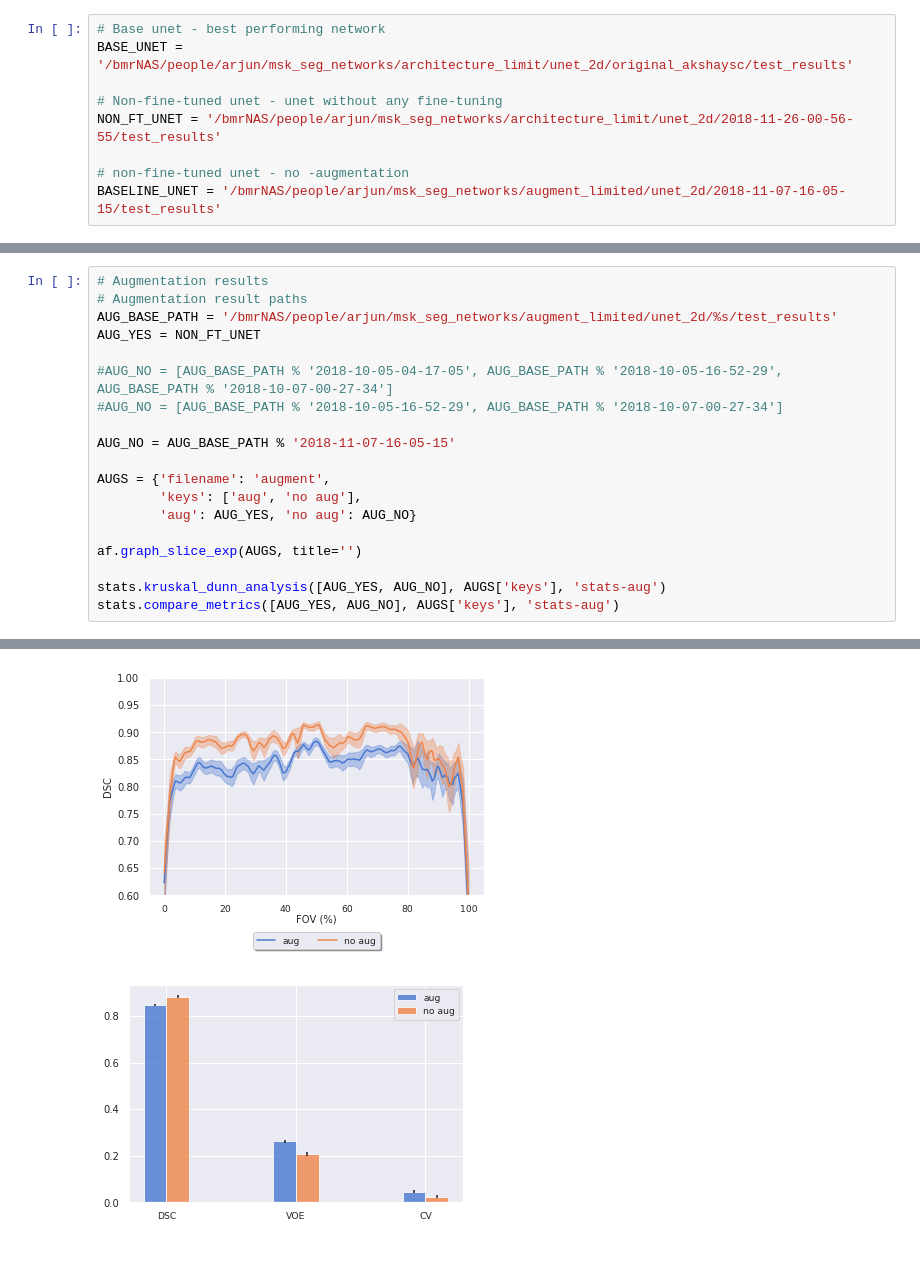
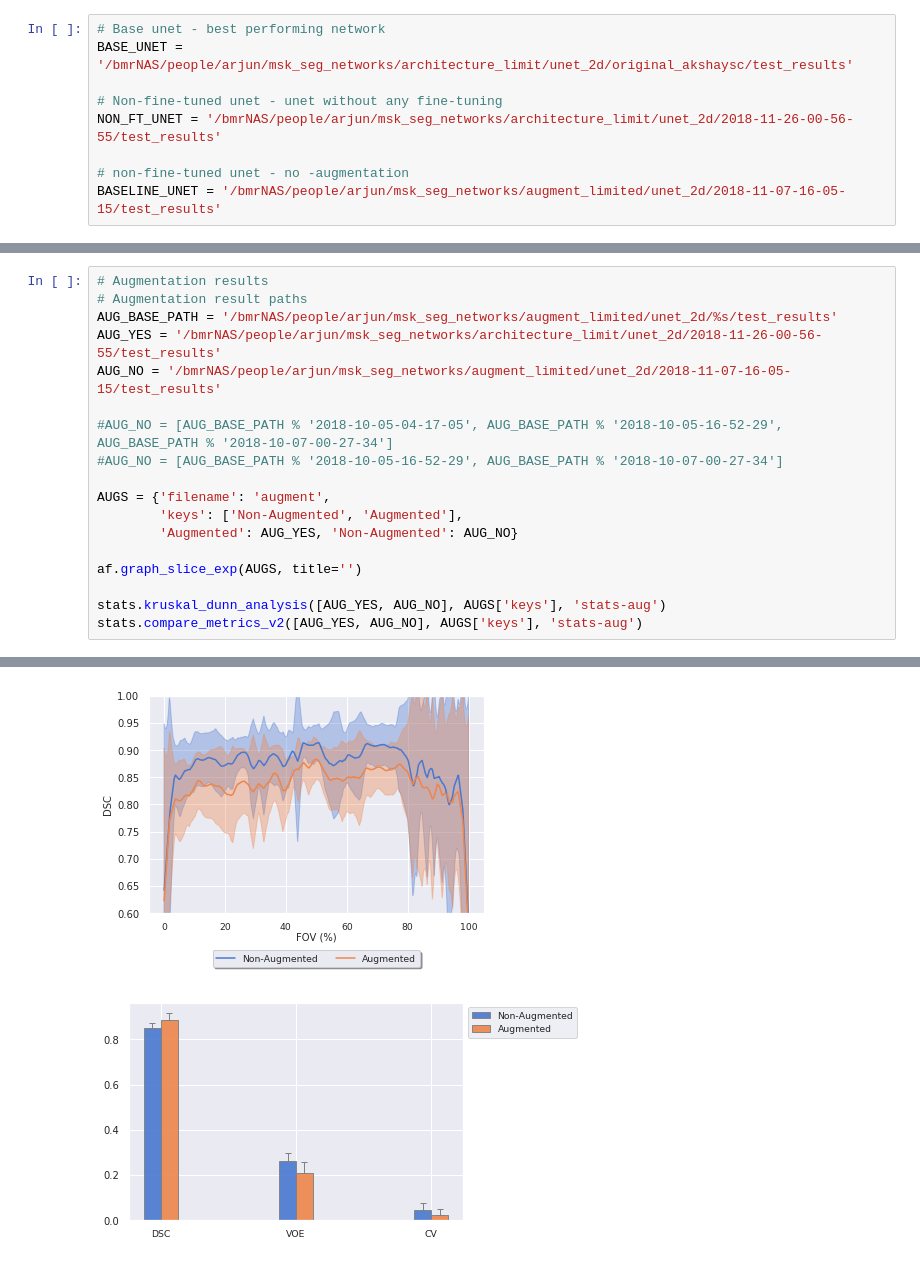
Before and after one commit to ad12/MedSegPy, a Jupyter notebook: analysis/exp_graphs.ipynb, the cells around one changed output, grey strips where cells are left out. Saved outputs shown, nothing was run; the diff lists cells and outputs as text.

```diff
--- a/analysis/exp_graphs.ipynb
+++ b/analysis/exp_graphs.ipynb
@@ -109,21 +109,20 @@ Focal  1.000000e+00  2.276672e-10  1.000000e+00 -1.000000e+00
 # Augmentation results
 # Augmentation result paths
 AUG_BASE_PATH = '/bmrNAS/people/arjun/msk_seg_networks/augment_limited/unet_2d/%s/test_results'
-AUG_YES = NON_FT_UNET
+AUG_YES = '/bmrNAS/people/arjun/msk_seg_networks/architecture_limit/unet_2d/2018-11-26-00-56-55/test_results'
+AUG_NO = '/bmrNAS/people/arjun/msk_seg_networks/augment_limited/unet_2d/2018-11-07-16-05-15/test_results'
 
 #AUG_NO = [AUG_BASE_PATH % '2018-10-05-04-17-05', AUG_BASE_PATH % '2018-10-05-16-52-29', AUG_BASE_PATH % '2018-10-07-00-27-34']
 #AUG_NO = [AUG_BASE_PATH % '2018-10-05-16-52-29', AUG_BASE_PATH % '2018-10-07-00-27-34']
 
-AUG_NO = AUG_BASE_PATH % '2018-11-07-16-05-15'
-
 AUGS = {'filename': 'augment',
-        'keys': ['aug', 'no aug'],
-        'aug': AUG_YES, 'no aug': AUG_NO}
+        'keys': ['Non-Augmented', 'Augmented'],
+        'Augmented': AUG_YES, 'Non-Augmented': AUG_NO}
 
 af.graph_slice_exp(AUGS, title='')
 
 stats.kruskal_dunn_analysis([AUG_YES, AUG_NO], AUGS['keys'], 'stats-aug')
-stats.compare_metrics([AUG_YES, AUG_NO], AUGS['keys'], 'stats-aug')
+stats.compare_metrics_v2([AUG_YES, AUG_NO], AUGS['keys'], 'stats-aug')
 # %% [output]
 ===================
 DSC
@@ -145,5 +144,5 @@ no aug  0.003341 -1.000000
-[figure, old version]
+[figure, new version]
-[figure, old version]
+[figure, new version]
 # %%
 # TODO: inspect training/testing
 
```
Also changed, not shown: parts of 7 cells of this notebook, 4 other files.
